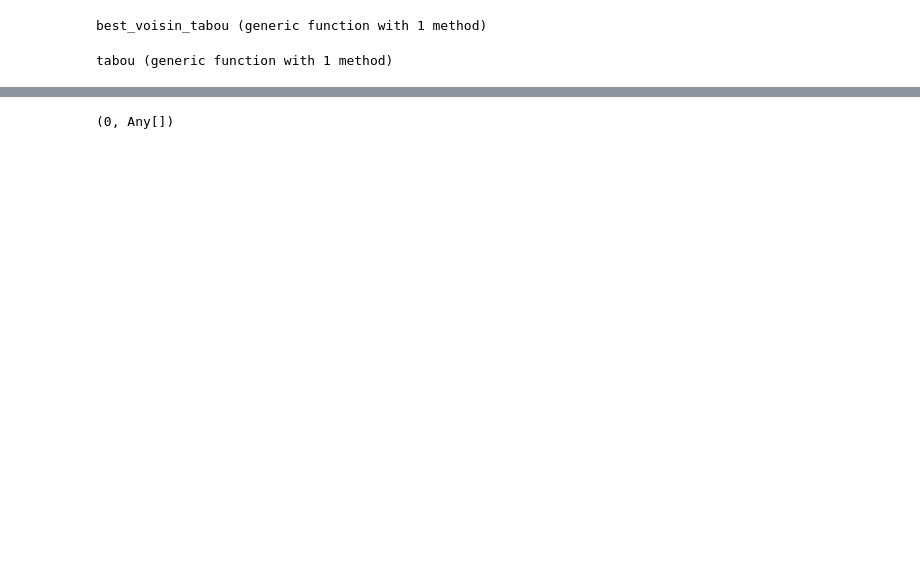
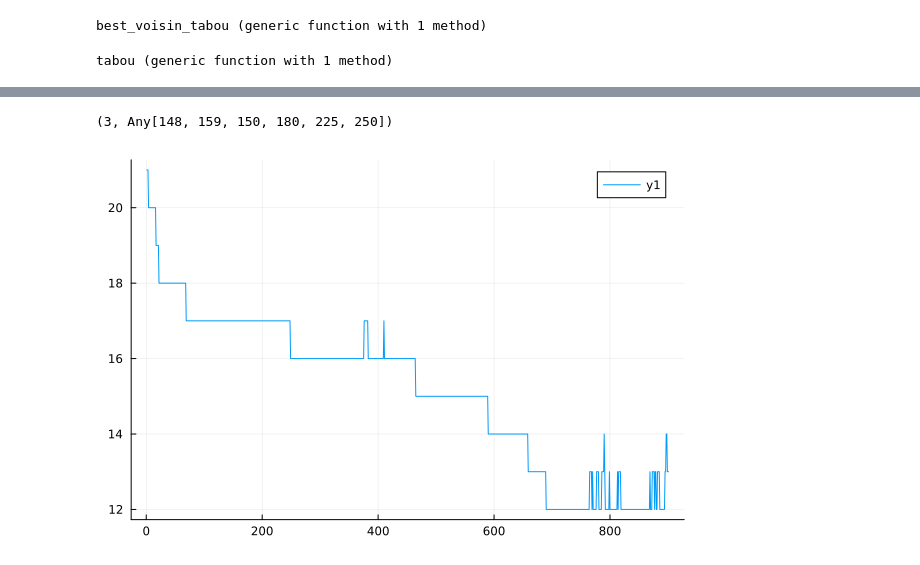
Before and after one commit to Mathemathis/MH-k-color, a Jupyter notebook: Tabouv1.ipynb, the cells around one changed output, grey strips where cells are left out. Cells and saved outputs as stored; diff of their text form; code cells hidden in the pictures; blank space fills up the shorter version.

```diff
--- a/Tabouv1.ipynb
+++ b/Tabouv1.ipynb
@@ -258,14 +269,14 @@ end
 # %% [output]
 best_voisin_tabou (generic function with 1 method)
 # %%
-function tabou(adjacence_list, indice_degree, degree, n, k)
-    sol=glouton(adjacence_list, indice_degree, n, k)
-    best_sol=deepcopy(sol)
-    Count_init, list_conflit=count_conflict(adjacence_list, sol,n)
+function tabou(adjacence_list, indice_degree, degree, n, k, sol_init)
+    sol= deepcopy(sol_init)
+    best_sol=deepcopy(sol_init)
+    step=0
+    T_conf=initialize_T_conf_bis(adjacence_list, best_sol, degree, n, k)
+    Count_init = sum([T_conf[i, sol[i]] for i in 1:n])/2
     Count=[Count_init]
     min_count=Count_init
-    step=0
-    T_conf=initialize_T_conf(adjacence_list, best_sol, n, k)
     length_tabou=1
     tabou_matrix=zeros(Int, n,k)
     cycle=Dict{Tuple, Tuple}()
@@ -276,12 +287,16 @@ function tabou(adjacence_list, indice_degree, degree, n, k)
     end
     last_change=(1,1)
     last_change_tabou=0
-    while step < 5000000
+    Tabou_length=[1]
+    Frequency = zeros(Int, n)
+    time_limit = 60.0
+    start_time = time()
+    while time() - start_time < time_limit
         if Random.rand(1:500)==1
             tabou_matrix=zeros(Int, n,k)
             length_tabou=1
         end
-        index, c_index, diff = best_voisin_tabou(adjacence_list, sol, T_conf, tabou_matrix, indice_degree, step, n, k, last(count), min_count)
+        index, c_index, diff = best_voisin_tabou(adjacence_list, sol, T_conf, tabou_matrix, indice_degree, degree, step, n, k, last(Count), min_count, Frequency)
         sol[index]=c_index
         if cycle[last_change]==(index, c_index)
             if length_tabou <n*k/6 && step > last_change_tabou+length_tabou
@@ -291,6 +306,10 @@ function tabou(adjacence_list, indice_degree, degree, n, k)
         end
         tabou_matrix[index, c_index]=step+length_tabou
         Count_step=last(Count)-diff
+        if Count_step < 0
+            print("Négatif",diff)
+            return sol, Count, Tabou_length
+        end
         push!(Count, Count_step)
         if Count_step < min_count
             min_count=Count_step
@@ -298,15 +317,18 @@ function tabou(adjacence_list, indice_degree, degree, n, k)
             length_tabou=1
             tabou_matrix=zeros(Int, n,k)
             last_change_tabou=step
+            print(min_count, ' ', step, '\n')
             if min_count==0
-                return best_sol, Count
+                return best_sol, Count, Tabou_length
             end
         end
         cycle[last_change]=(index, c_index)
         last_change=(index,c_index)
         step+=1
+        push!(Tabou_length, length_tabou)
+        Frequency[index]+=1
     end
-    return best_sol, Count
+    return best_sol, Count, Tabou_length
 end
 # %% [output]
 tabou (generic function with 1 method)
@@ -313,7 +462,5 @@ tabou (generic function with 1 method)
 # %%
-sol_tabou, Count_tabou=tabou(adjacence_list, indice_degree, degree, n, k)
-# minimum(Count_tabou)
-# plot(Count_tabou)
-count_conflict(adjacence_list, sol_tabou, n)
+sol_tabou3, Count_tabou3, Tabou_length3=tabou(adjacence_list, indice_degree, degree, n, k, sol_fusion)
+count_conflict(adjacence_list, sol_tabou3, n)
 # %% [output]
-(0, Any[])
+(3, Any[148, 159, 150, 180, 225, 250])
@@ -321,0 +467,6 @@ count_conflict(adjacence_list, sol_tabou, n)
+# %%
+plot(Count_tabou3[100:1000])
+# Count_tabou[4000000:5000000]
+# sum(Count_tabou[400000:500000])/100000
+# %% [output]
+[figure, added]
```
Also changed, not shown: parts of 19 cells of this notebook.
